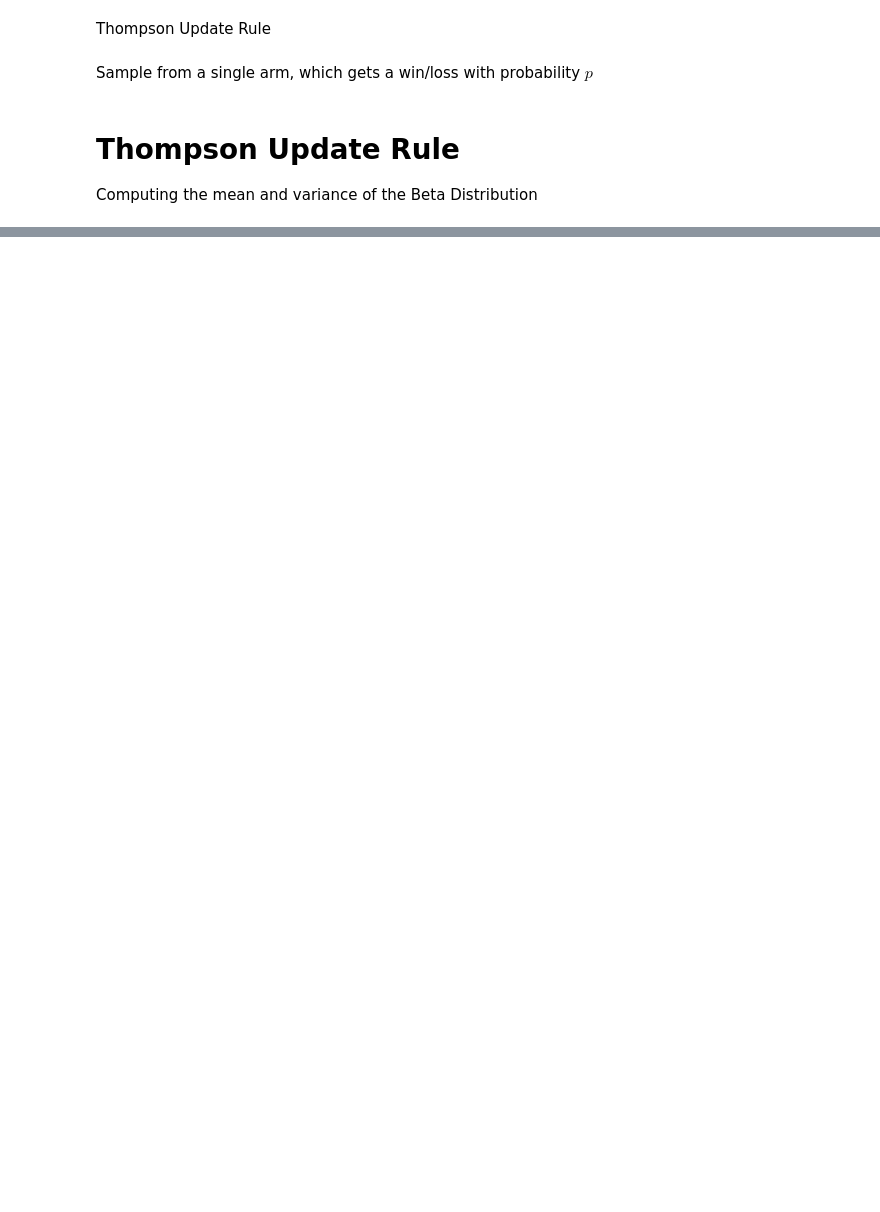
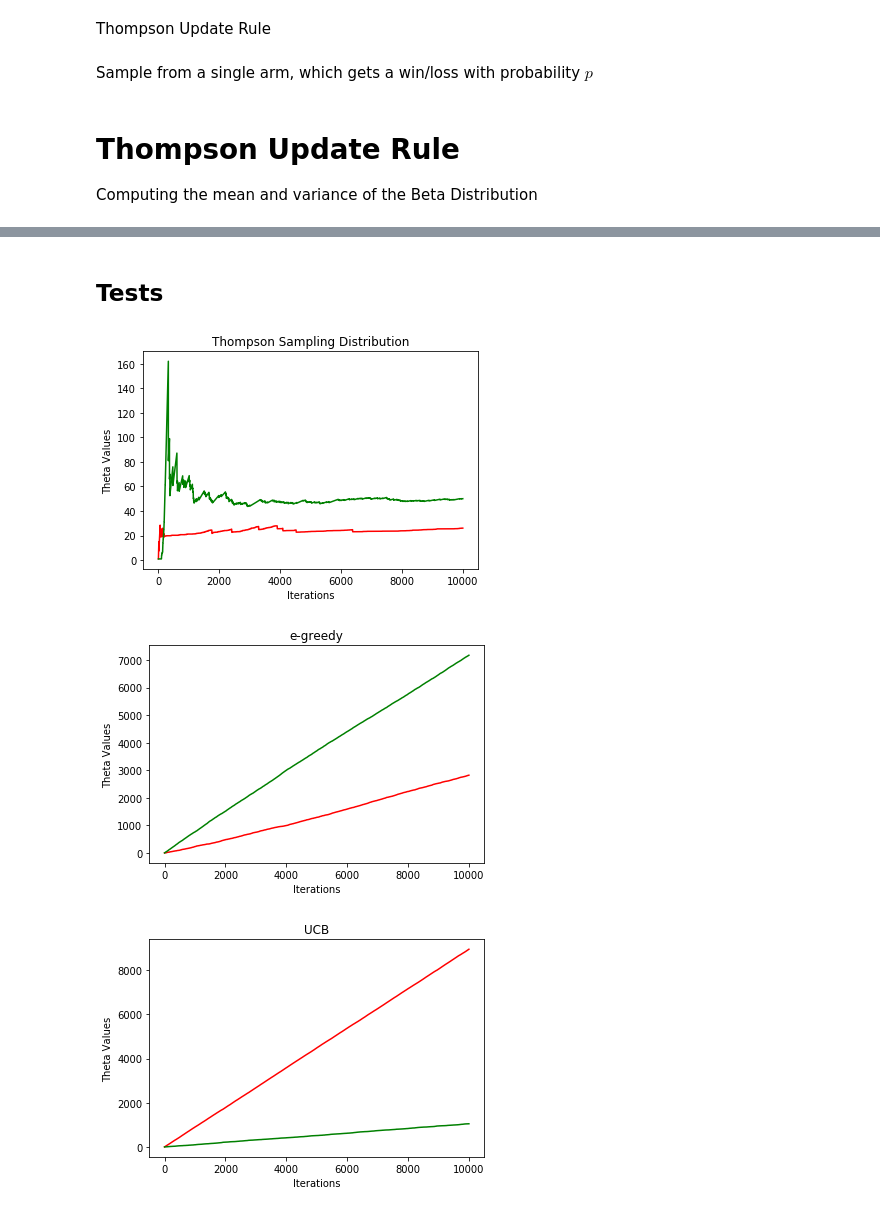
Before and after one commit to neilmizzi/MAS_Homework, a Jupyter notebook: multi_armed_bandits.ipynb, the cells around one changed output, grey strips where cells are left out. Cells and saved outputs as stored; diff of their text form; code cells hidden in the pictures; blank space fills up the shorter version.

```diff
--- a/multi_armed_bandits.ipynb
+++ b/multi_armed_bandits.ipynb
@@ -114,0 +149,56 @@ plt.show()
+# %%
+def UCB(k: int = 2, c: int = 1, limit: int = 10) -> list:
+    # initialise alpha/beta pairs for each arm
+    ab_pairs = [[1, 1] for _ in range(k)]
+    thetas = [[x[0]/x[1] for x in ab_pairs]]
+    for i in range(limit):
+        samples = [np.random.beta(i[0], i[1]) for i in ab_pairs]
+        # greedy choice
+        si = np.argmax(samples)
+        reward = bandit_sample(samples[si])
+        # update only alpha-values for greedy
+        ab_pairs[si][0] = ab_pairs[si][0] + reward
+        thetas = thetas + [[x[0]/x[1] for x in ab_pairs]]
+    return thetas
+# %% [markdown]
+
+## Tests
+# %%
+def run_tests(limit:int = 10000):
+    k = 2
+    test_1 = thompson_sampling(k=k, limit=limit)
+    test_2 = epsilon_sampling(k=k, e=0.1, limit=limit)
+    test_3 = UCB(k=k, c=1, limit=limit)
+
+    a1t1, a2t1 = [x[0] for x in test_1], [x[1] for x in test_1]
+    a1t2, a2t2 = [x[0] for x in test_2], [x[1] for x in test_2]
+    a1t3, a2t3 = [x[0] for x in test_3], [x[1] for x in test_3]
+
+    x_axis = [i for i in range(limit+1)]
+
+    plt.plot(x_axis, a1t1, 'r')
+    plt.plot(x_axis, a2t1, 'g')
+    plt.title('Thompson Sampling Distribution')
+    plt.xlabel('Iterations')
+    plt.ylabel('Theta Values')
+    plt.show()
+
+    plt.plot(x_axis, a1t2, 'r')
+    plt.plot(x_axis, a2t2, 'g')
+    plt.title('e-greedy')
+    plt.xlabel('Iterations')
+    plt.ylabel('Theta Values')
+    plt.show()
+
+    plt.plot(x_axis, a1t3, 'r')
+    plt.plot(x_axis, a2t3, 'g')
+    plt.title('UCB')
+    plt.xlabel('Iterations')
+    plt.ylabel('Theta Values')
+    plt.show()
+
+run_tests()
+# %% [output]
+[figure, added]
+[figure, added]
+[figure, added]
```
Also changed, not shown: parts of 11 cells of this notebook, 14 other files.
